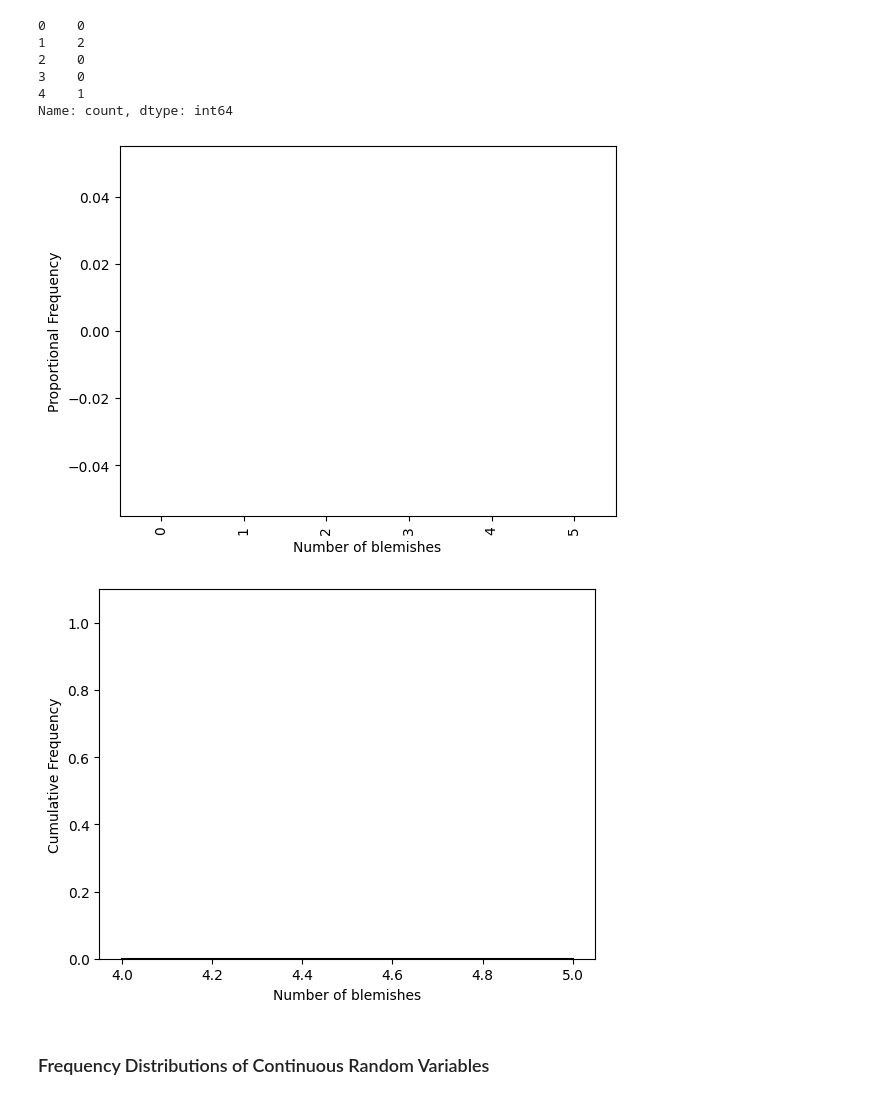
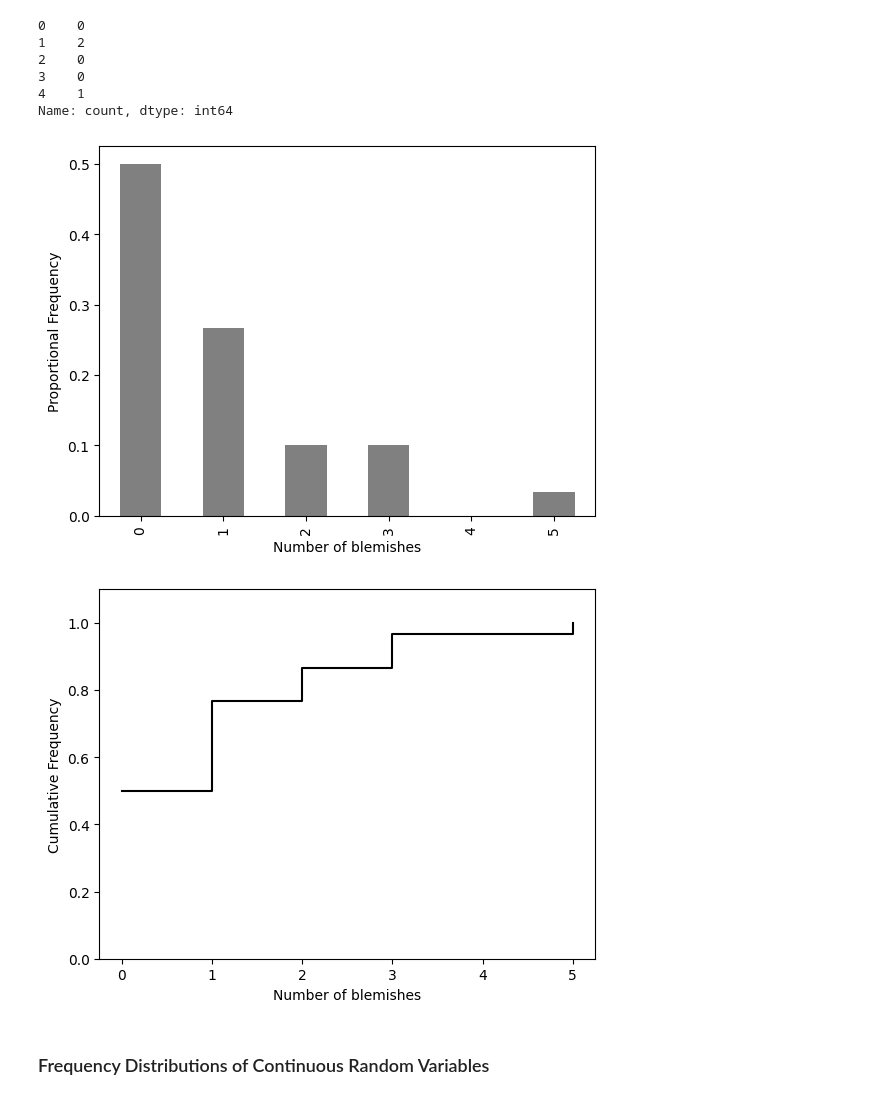
Before and after one commit to gedeck/mistat-code-solutions, a Jupyter notebook: ModernStatistics/notebooks/Chap001.ipynb, the cells around one changed output. Cells and saved outputs as stored; diff of their text form; code cells hidden in the pictures.

```diff
--- a/ModernStatistics/notebooks/Chap001.ipynb
+++ b/ModernStatistics/notebooks/Chap001.ipynb
@@ -229,18 +226,18 @@ Name: count, dtype: int64
 # %%
 # use value_counts with normalize to get relative frequencies
 X = pd.DataFrame(blemishes['count'].value_counts(normalize=True))
-X.loc[4, 'count'] = 0  # there are no samples with 4 blemishes add a row
+X.loc[4, 'proportion'] = 0  # there are no samples with 4 blemishes add a row
 X = X.sort_index()  # sort by number of blemishes
 
-ax = X['count'].plot.bar(color='grey', legend=False)
+ax = X['proportion'].plot.bar(color='grey', legend=False)
 ax.set_xlabel('Number of blemishes')
 ax.set_ylabel('Proportional Frequency')
 plt.show()
 # %% [output]
-[figure, old version]
+[figure, new version]
 # %%
 X['Number'] = X.index  # add number of blemishes as column
-X['Cumulative Frequency'] = X['count'].cumsum()
+X['Cumulative Frequency'] = X['proportion'].cumsum()
 ax = X.plot.line(x='Number', y='Cumulative Frequency', color='black',
                  drawstyle='steps-post', legend=False)
 ax.set_xlabel('Number of blemishes')
@@ -248,7 +245,7 @@ ax.set_ylabel('Cumulative Frequency')
 ax.set_ylim(0, 1.1)
 plt.show()
 # %% [output]
-[figure, old version]
+[figure, new version]
 # %% [markdown]
 ### Frequency Distributions of Continuous Random Variables
 # %%
```
Also changed, not shown: parts of 1 cell of this notebook, 57 other files.
